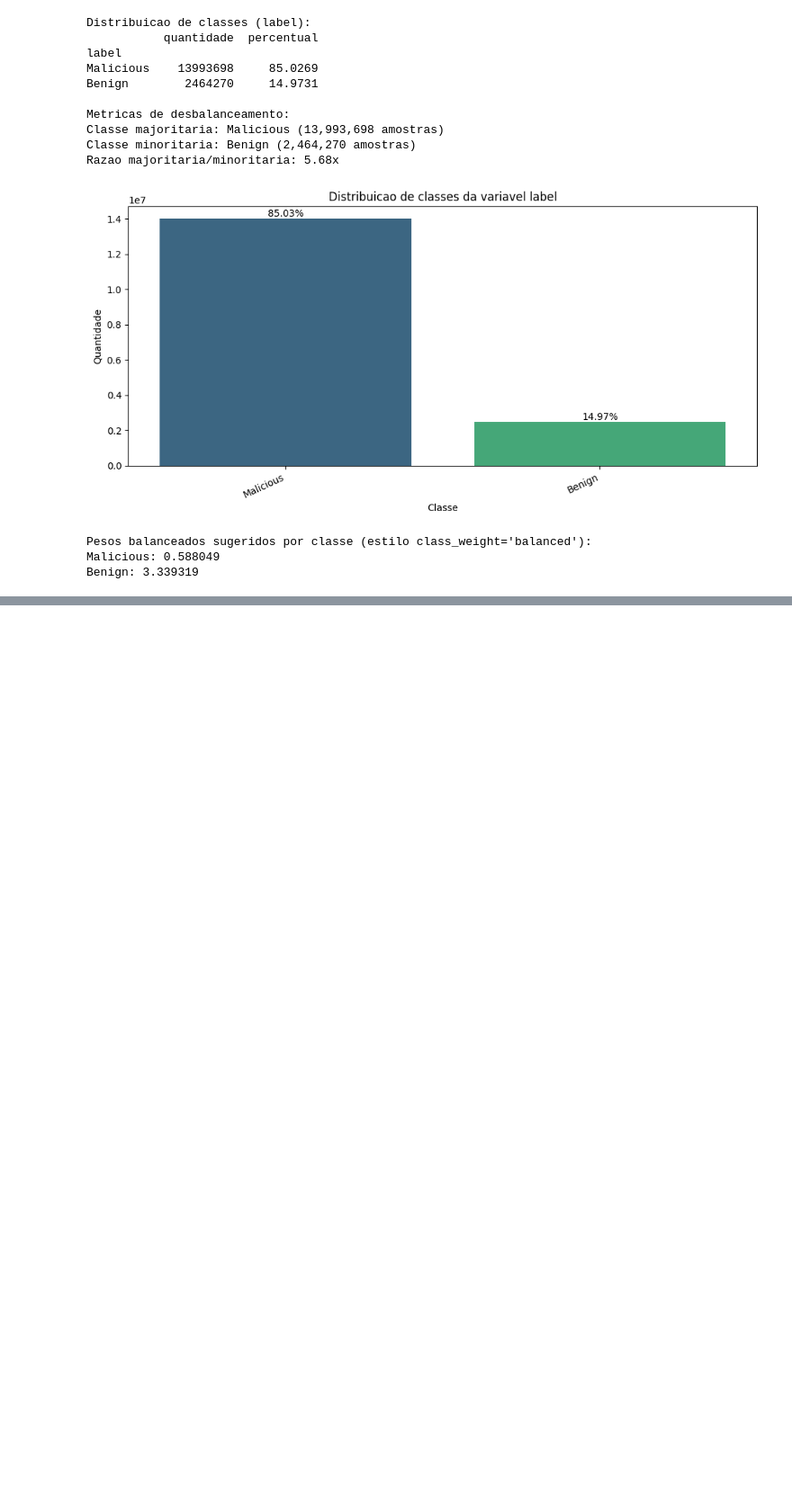
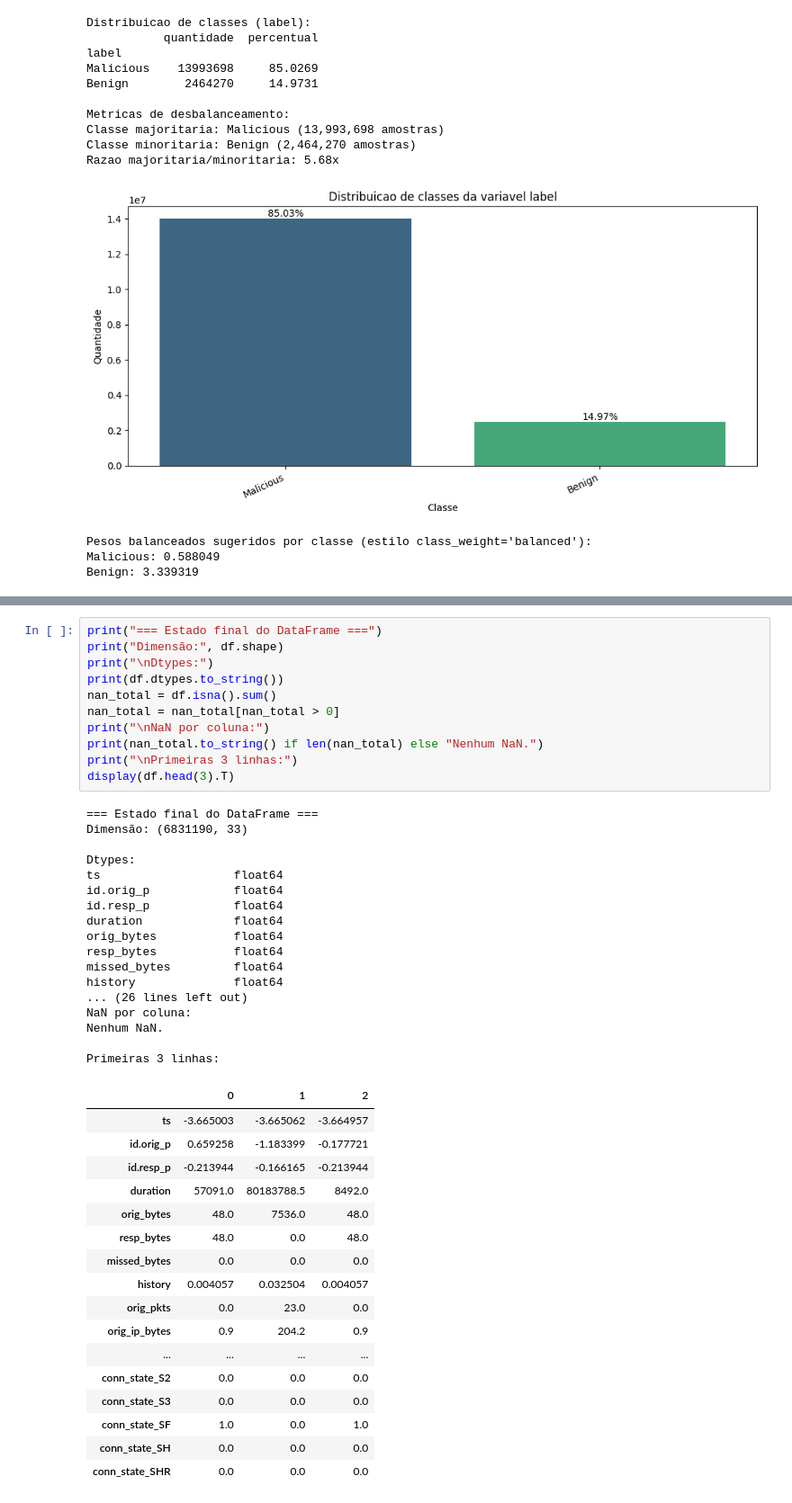
Before and after one commit to DiogoMarassi/secure-iot-detection, a Jupyter notebook: notebooks/analise.ipynb, the cells around one changed output, grey strips where cells are left out. Shown at 90% size. Saved outputs shown, nothing was run; the diff lists cells and outputs as text; blank space fills up the shorter version.

```diff
--- a/notebooks/analise.ipynb
+++ b/notebooks/analise.ipynb
@@ -1075,0 +1503,46 @@ Benign: 3.339319
+# %%
+print("=== Estado final do DataFrame ===")
+print("Dimensão:", df.shape)
+print("\nDtypes:")
+print(df.dtypes.to_string())
+nan_total = df.isna().sum()
+nan_total = nan_total[nan_total > 0]
+print("\nNaN por coluna:")
+print(nan_total.to_string() if len(nan_total) else "Nenhum NaN.")
+print("\nPrimeiras 3 linhas:")
+display(df.head(3).T)
+# %% [output]
+=== Estado final do DataFrame ===
+Dimensão: (6831190, 33)
+
+Dtypes:
+ts                   float64
+id.orig_p            float64
+id.resp_p            float64
+duration             float64
+orig_bytes           float64
+resp_bytes           float64
+missed_bytes         float64
+history              float64
+... (26 lines left out)
+NaN por coluna:
+Nenhum NaN.
+
+Primeiras 3 linhas:
+|  | 0 | 1 | 2 |
+| ts | -3.665003 | -3.665062 | -3.664957 |
+| id.orig_p | 0.659258 | -1.183399 | -0.177721 |
+| id.resp_p | -0.213944 | -0.166165 | -0.213944 |
+| duration | 57091.0 | 80183788.5 | 8492.0 |
+| orig_bytes | 48.0 | 7536.0 | 48.0 |
+| resp_bytes | 48.0 | 0.0 | 48.0 |
+| missed_bytes | 0.0 | 0.0 | 0.0 |
+| history | 0.004057 | 0.032504 | 0.004057 |
+| orig_pkts | 0.0 | 23.0 | 0.0 |
+| orig_ip_bytes | 0.9 | 204.2 | 0.9 |
+| ... | ... | ... | ... |
+| conn_state_S2 | 0.0 | 0.0 | 0.0 |
+| conn_state_S3 | 0.0 | 0.0 | 0.0 |
+| conn_state_SF | 1.0 | 0.0 | 1.0 |
+| conn_state_SH | 0.0 | 0.0 | 0.0 |
+| conn_state_SHR | 0.0 | 0.0 | 0.0 |
```
Also changed, not shown: parts of 35 cells of this notebook.
